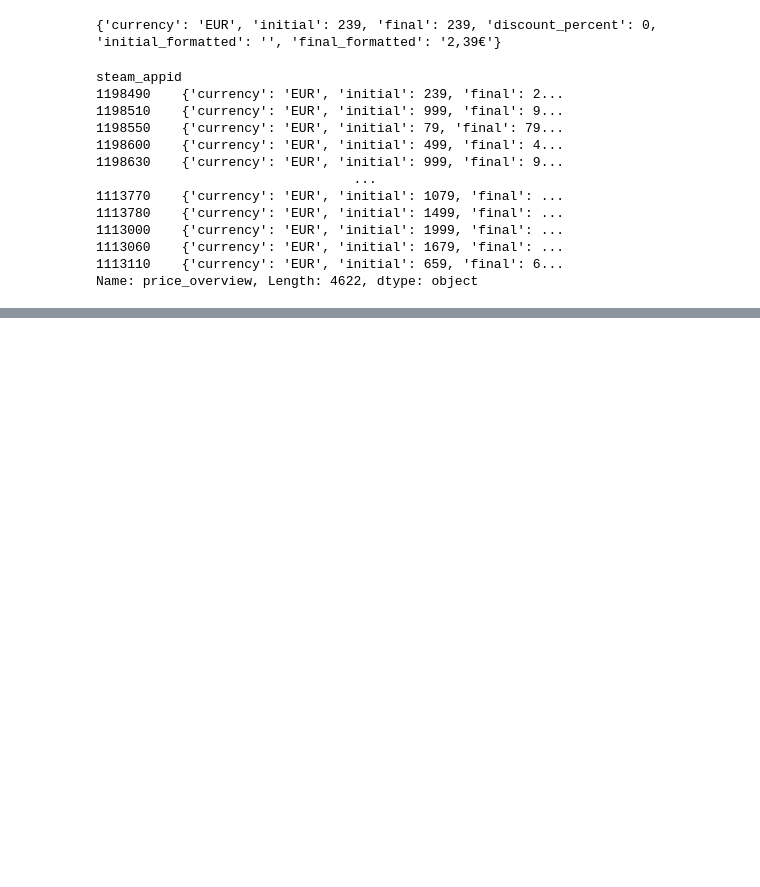
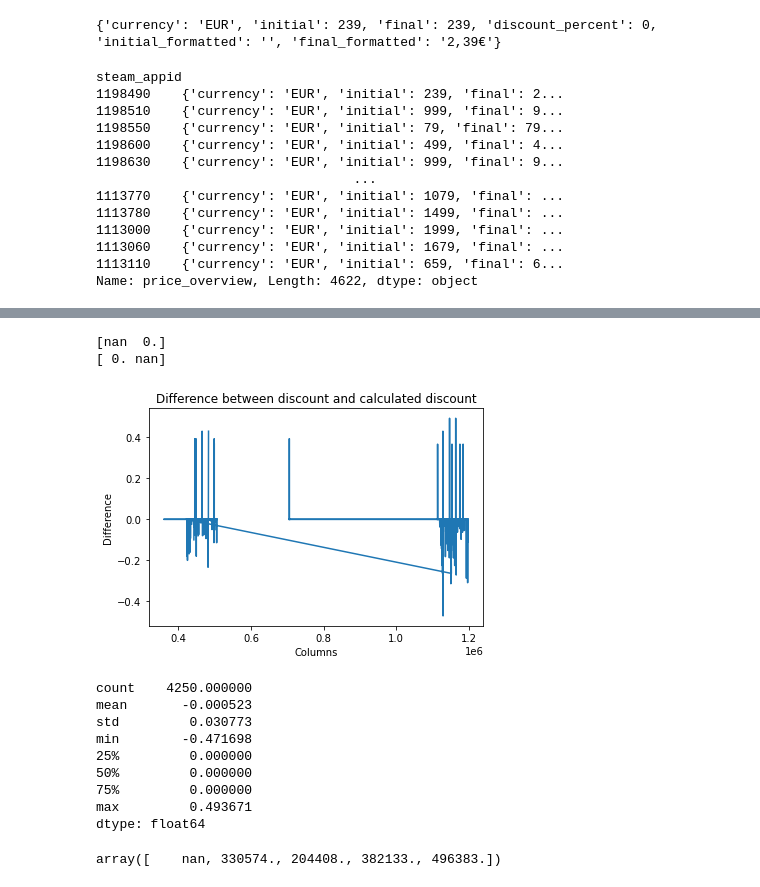
Before and after one commit to eceboran/steam_analytics, a Jupyter notebook: Code/Data Exploration/load_json_file_save_clean_csv.ipynb, the cells around one changed output, grey strips where cells are left out. Cells and saved outputs as stored; diff of their text form; code cells hidden in the pictures; blank space fills up the shorter version.

```diff
--- a/Code/Data Exploration/load_json_file_save_clean_csv.ipynb
+++ b/Code/Data Exploration/load_json_file_save_clean_csv.ipynb
@@ -428,3 +405,7 @@ steam_appid
 1113060    [{'id': '4', 'description': 'Casual'}, {'id': ...
 1113110    [{'id': '1', 'description': 'Action'}, {'id': ...
 Name: genres, Length: 4622, dtype: object
+# %%
+# In the column genres, replace np.nan with []
+column_name = "genres"
+df_loaded[column_name] = df_loaded[column_name].map(lambda x: [] if x is np.nan else x)
@@ -430,0 +452,4 @@ Name: genres, Length: 4622, dtype: object
+# %%
+# For genres, only keep genre ids
+column_name = "genres"
+df_loaded[column_name] = df_loaded[column_name].map(lambda x: [y['id'] for y in x] if x is not np.nan else x)
@@ -467,3 +520,0 @@ dtype: int64
-# %%
-column_name = "initial"
-df_price[column_name] = df_price[column_name]/100
@@ -469,0 +593,36 @@ df_price[column_name] = df_price[column_name]/100
+# %%
+# Check if columns agree on the values
+print((df_price.initial-df_price.initial_formatted).unique())
+print((df_price.final-df_price.final_formatted).unique())
+# %% [output]
+[nan  0.]
+[ 0. nan]
+# %%
+# Drop columns
+columns_to_drop = ["initial_formatted", "final_formatted"]
+df_price.drop(columns=columns_to_drop, inplace=True)
+# %%
+# discount_price
+plt.plot(df_price.discount_percent-(-(df_price.final-df_price.initial)/df_price.initial*100))
+plt.title("Difference between discount and calculated discount")
+plt.xlabel("Columns")
+plt.ylabel("Difference")
+plt.show()
+(df_price.discount_percent-(-(df_price.final-df_price.initial)/df_price.initial*100)).describe()
+# The calculations match
+# %% [output]
+[figure, added]
+count    4250.000000
+mean       -0.000523
+std         0.030773
+min        -0.471698
+25%         0.000000
+50%         0.000000
+75%         0.000000
+max         0.493671
+dtype: float64
+# %%
+# recurring_sub
+df_price.recurring_sub.unique()
+# %% [output]
+array([    nan, 330574., 204408., 382133., 496383.])
```
Also changed, not shown: parts of 21 cells of this notebook, 15 other files.
